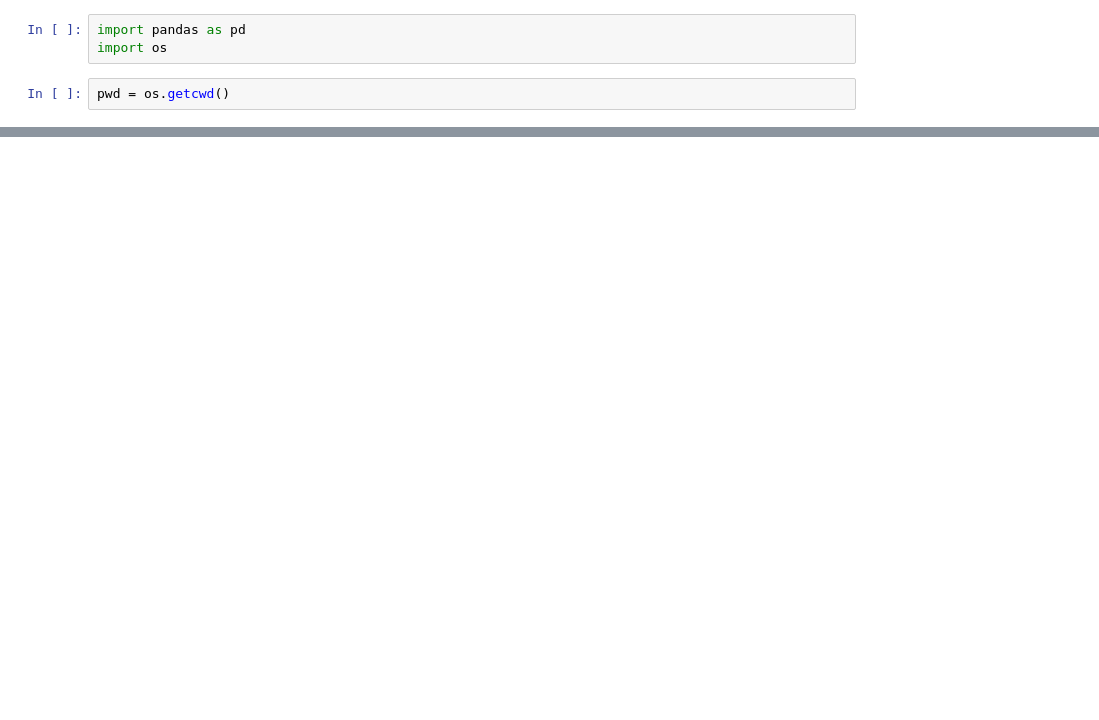
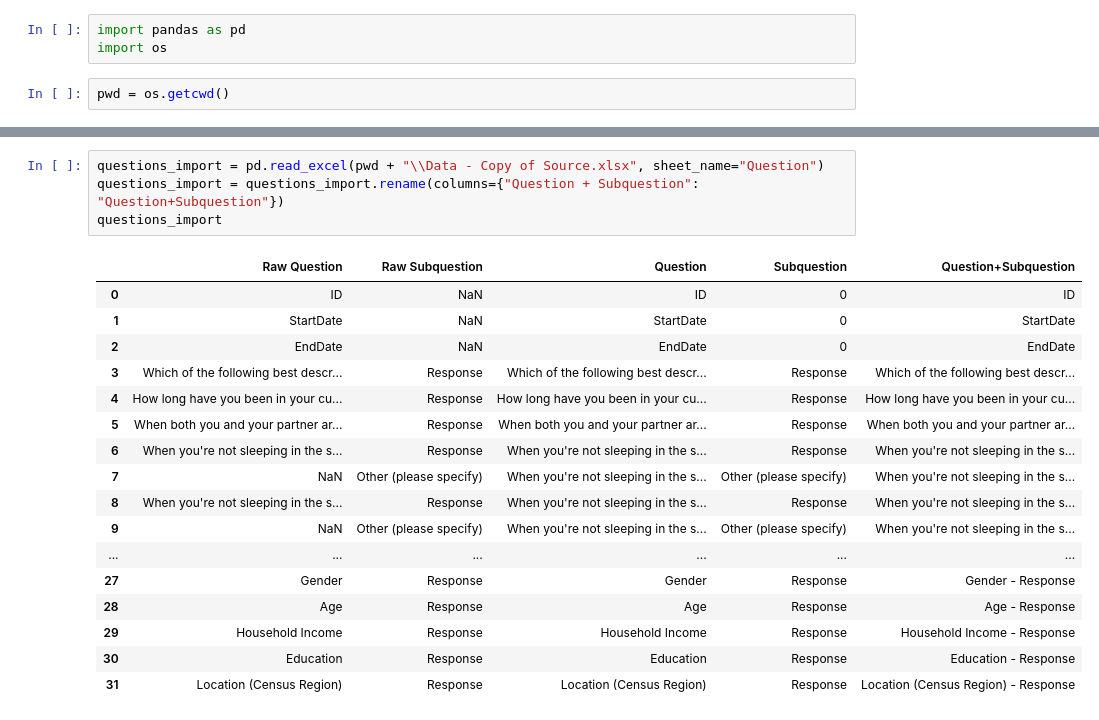
Before and after one commit to JoshEastin/Sleeping-Alone-Survey-Analysis, a Jupyter notebook: Script1.ipynb, the cells around one changed output, grey strips where cells are left out. Drawn from its saved outputs; the diff is of its cells as text; blank space fills up the shorter version.

```diff
--- a/Script1.ipynb
+++ b/Script1.ipynb
@@ -73,0 +126,22 @@ dataset_modified = dataset_modified.melt()
+# %%
+questions_import = pd.read_excel(pwd + "\\Data - Copy of Source.xlsx", sheet_name="Question")
+questions_import = questions_import.rename(columns={"Question + Subquestion": "Question+Subquestion"})
+questions_import
+# %% [output]
+|  | Raw Question | Raw Subquestion | Question | Subquestion | Question+Subquestion |
+| 0 | ID | NaN | ID | 0 | ID |
+| 1 | StartDate | NaN | StartDate | 0 | StartDate |
+| 2 | EndDate | NaN | EndDate | 0 | EndDate |
+| 3 | Which of the following best descr... | Response | Which of the following best descr... | Response | Which of the following best descr... |
+| 4 | How long have you been in your cu... | Response | How long have you been in your cu... | Response | How long have you been in your cu... |
+| 5 | When both you and your partner ar... | Response | When both you and your partner ar... | Response | When both you and your partner ar... |
+| 6 | When you're not sleeping in the s... | Response | When you're not sleeping in the s... | Response | When you're not sleeping in the s... |
+| 7 | NaN | Other (please specify) | When you're not sleeping in the s... | Other (please specify) | When you're not sleeping in the s... |
+| 8 | When you're not sleeping in the s... | Response | When you're not sleeping in the s... | Response | When you're not sleeping in the s... |
+| 9 | NaN | Other (please specify) | When you're not sleeping in the s... | Other (please specify) | When you're not sleeping in the s... |
+| ... | ... | ... | ... | ... | ... |
+| 27 | Gender | Response | Gender | Response | Gender - Response |
+| 28 | Age | Response | Age | Response | Age - Response |
+| 29 | Household Income | Response | Household Income | Response | Household Income - Response |
+| 30 | Education | Response | Education | Response | Education - Response |
+| 31 | Location (Census Region) | Response | Location (Census Region) | Response | Location (Census Region) - Response |
```
Also changed, not shown: parts of 16 cells of this notebook, 1 other file.
